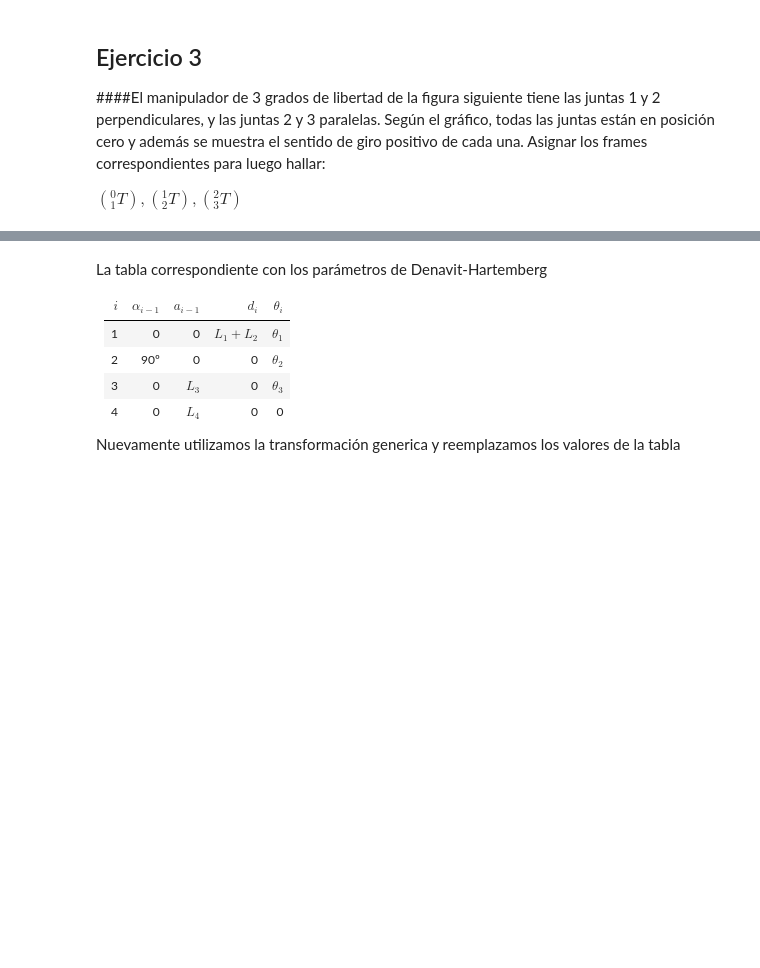
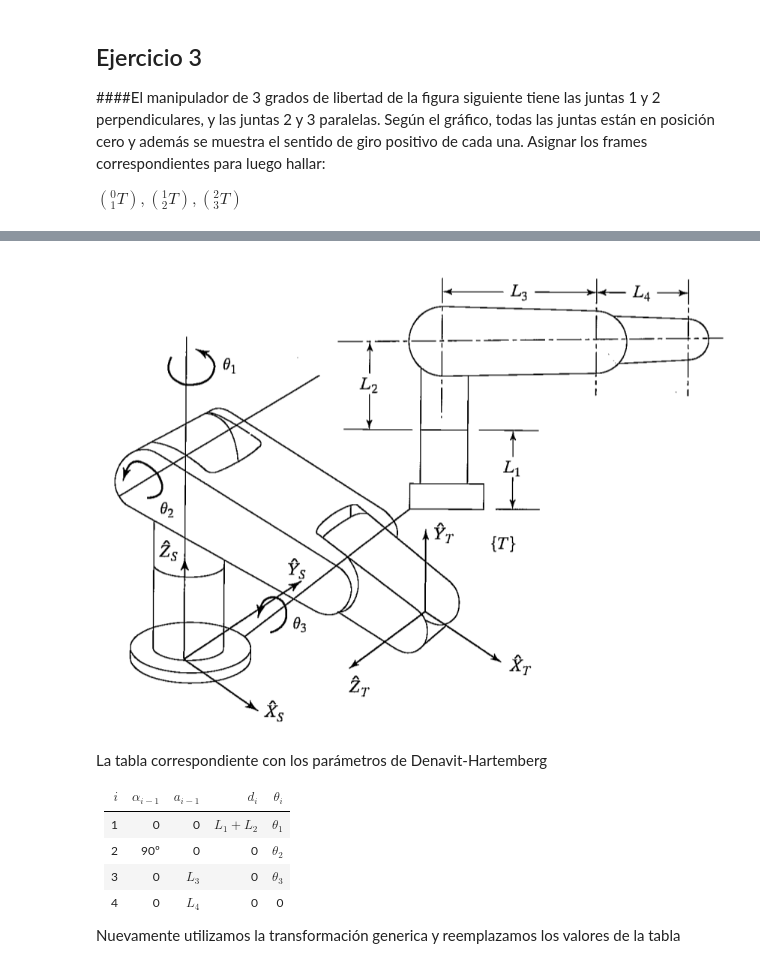
Before and after one commit to elsuizo/Control_de_robots_py, a Jupyter notebook: tp2.ipynb, the cells around one changed output, grey strips where cells are left out. Saved outputs shown, nothing was run; the diff lists cells and outputs as text; code cells hidden in the pictures; blank space fills up the shorter version.

```diff
--- a/tp2.ipynb
+++ b/tp2.ipynb
@@ -179,3 +178,7 @@ T_cero_2
+# %%
+Image(filename='robot3_tp2.png')
+# %% [output]
+[figure, added]
 # %% [markdown]
 La tabla correspondiente con los parámetros de Denavit-Hartemberg
 
```
Also changed, not shown: parts of 11 cells of this notebook.
